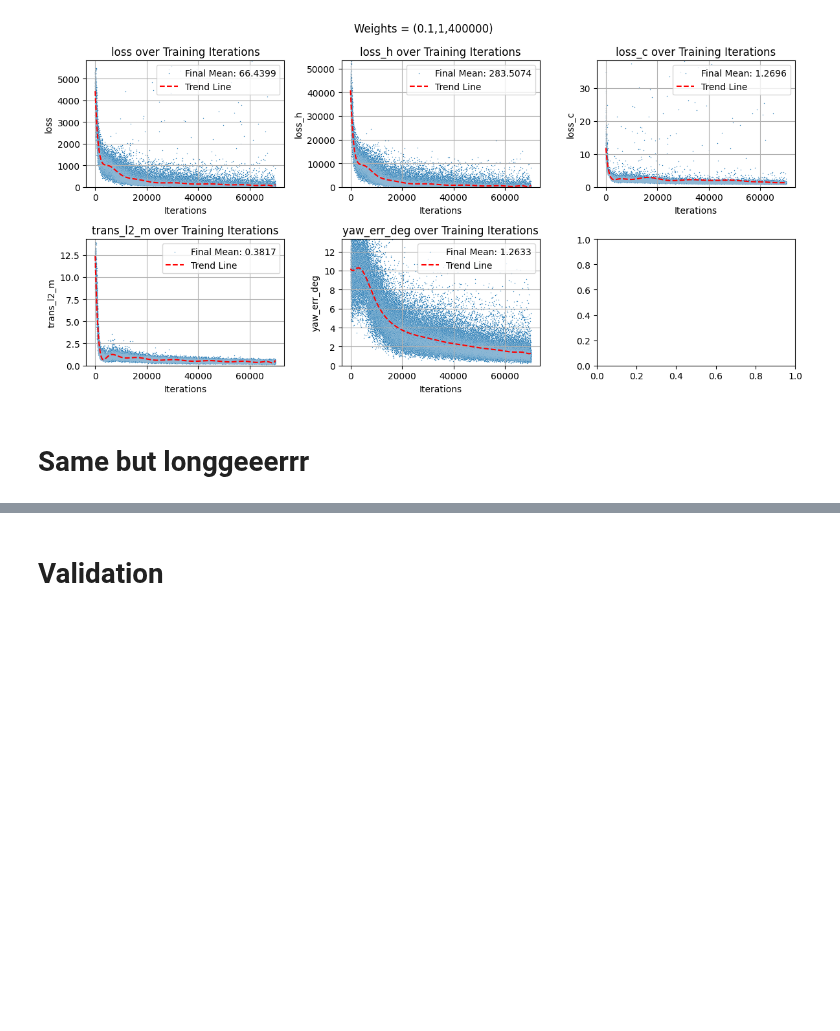
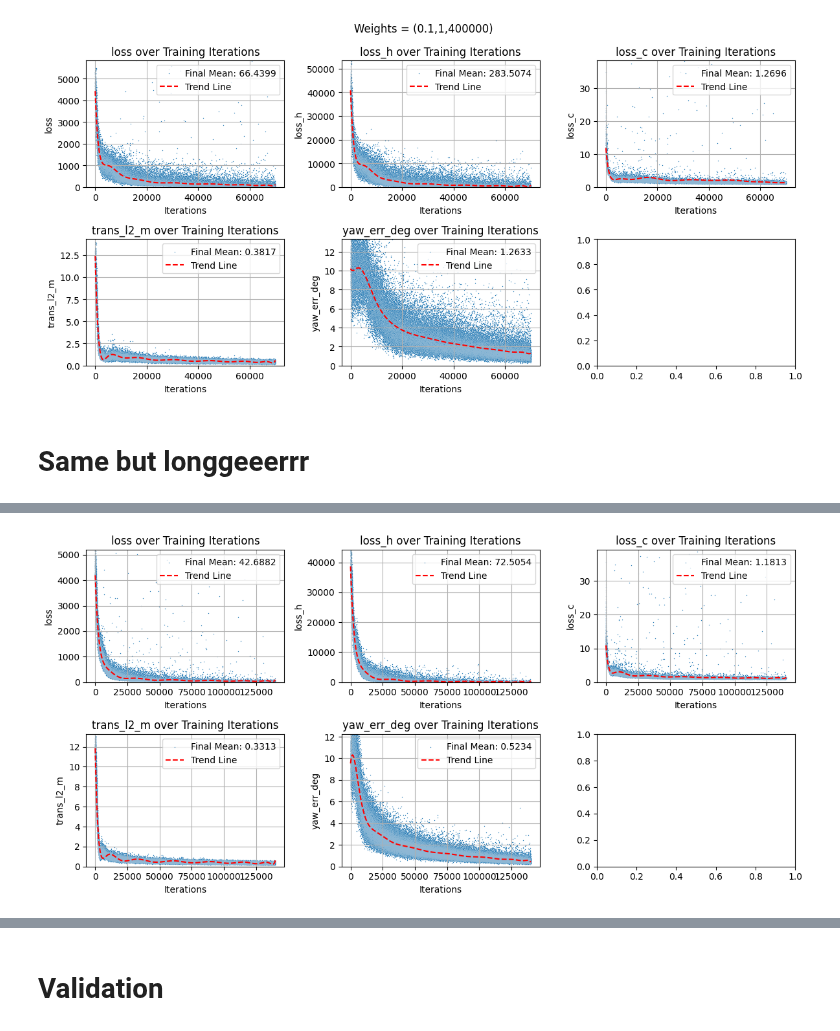
Before and after one commit to ifinckh/2025_sem_proj_FINCKH_VITA, a Jupyter notebook: results.ipynb, the cells around one changed output, grey strips where cells are left out. Cells and saved outputs as stored; diff of their text form; code cells hidden in the pictures; blank space fills up the shorter version.

Commit message:
Training done, first plots ready.

```diff
--- a/results.ipynb
+++ b/results.ipynb
@@ -218,0 +224,7 @@ plot_metric(df_model_2, 'Batch = 16, different lr schuduling')
+# %%
+fp = "metrics/train/2025_12_28_23_35_33.csv"
+
+df = pd.read_csv(fp)
+plot_metric(df, "")
+# %% [output]
+[figure, added]
```
Also changed, not shown: parts of 5 cells of this notebook, 19 other files.
